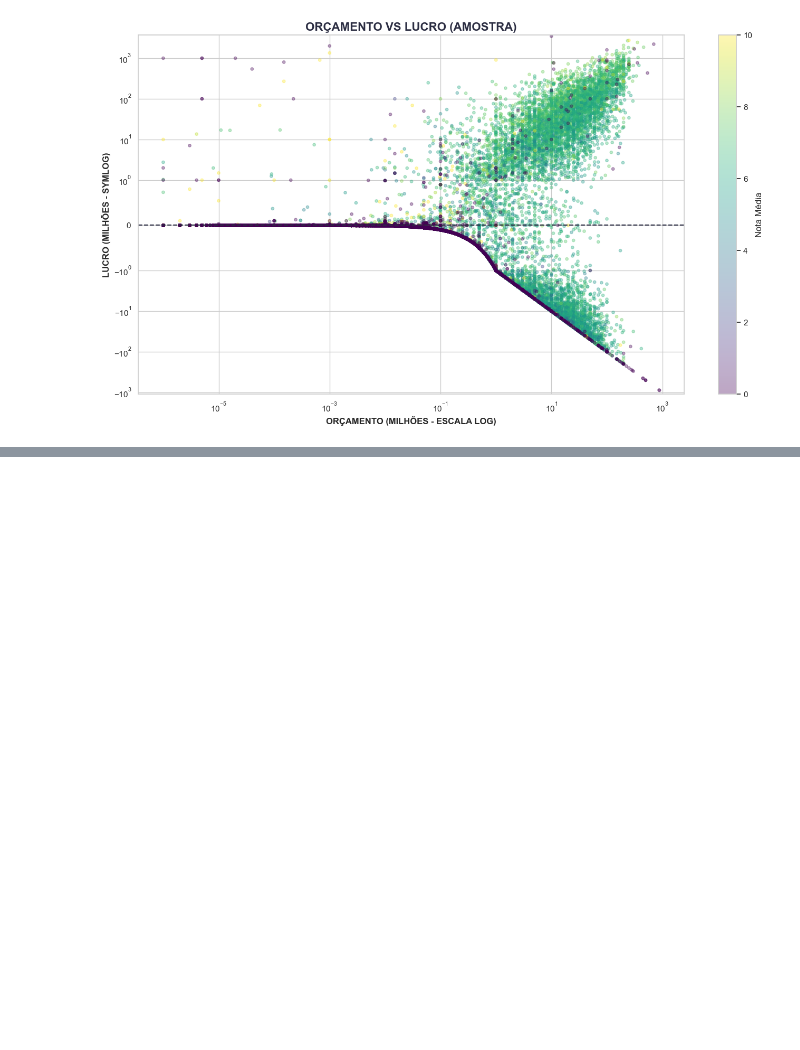
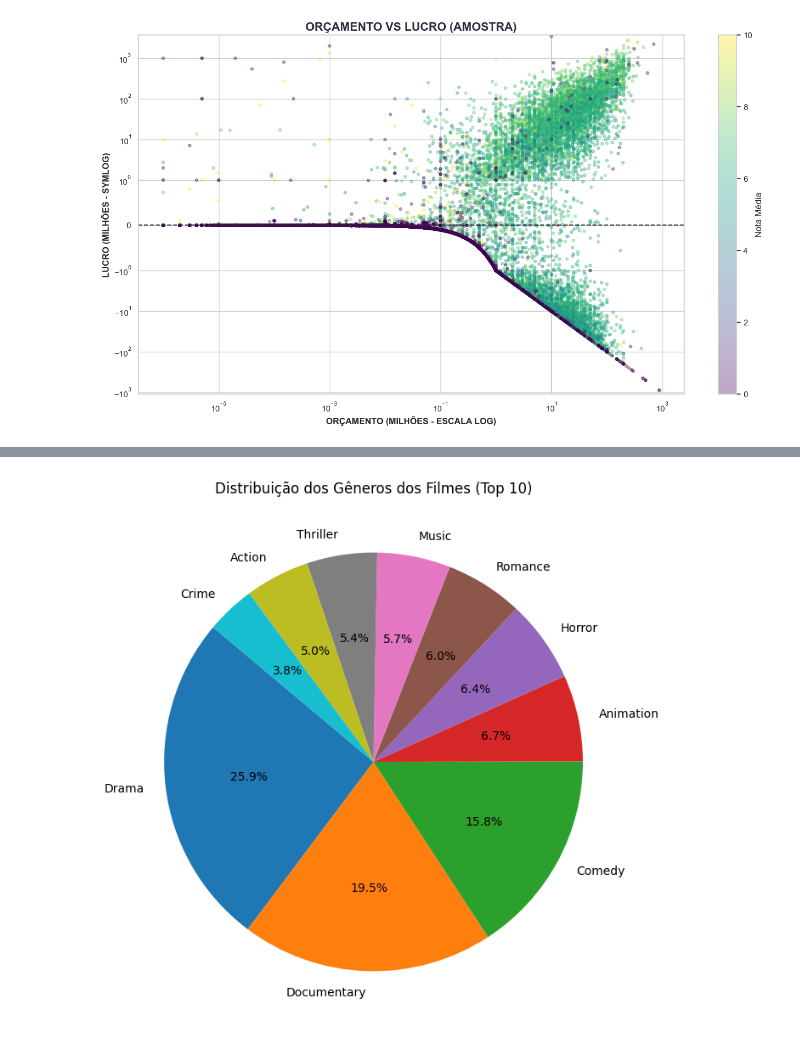
Before and after one commit to kauaneiras/Grupo-8-SBD2, a Jupyter notebook: Data Layer/raw/analytcs.ipynb, the cells around one changed output, grey strips where cells are left out. Drawn from its saved outputs; the diff is of its cells as text; code cells hidden in the pictures; blank space fills up the shorter version.

```diff
--- a/Data Layer/raw/analytcs.ipynb
+++ b/Data Layer/raw/analytcs.ipynb
@@ -670,0 +737,27 @@ plt.show()
+# %%
+# Remover valores nulos
+df = df.dropna(subset=['genres'])
+
+# Separar gêneros (assumindo separação por vírgula)
+generos = (
+    df['genres']
+    .str.split(',')
+    .explode()
+    .str.strip()
+)
+
+# Contar ocorrência de cada gênero
+contagem_generos = generos.value_counts().head(10)  # Top 10 para melhor visualização
+
+# Gráfico de pizza
+plt.figure(figsize=(8, 8))
+plt.pie(
+    contagem_generos,
+    labels=contagem_generos.index,
+    autopct='%1.1f%%',
+    startangle=140
+)
+plt.title('Distribuição dos Gêneros dos Filmes (Top 10)')
+plt.show()
+# %% [output]
+[figure, added]
```
Also changed, not shown: parts of 8 cells of this notebook.
